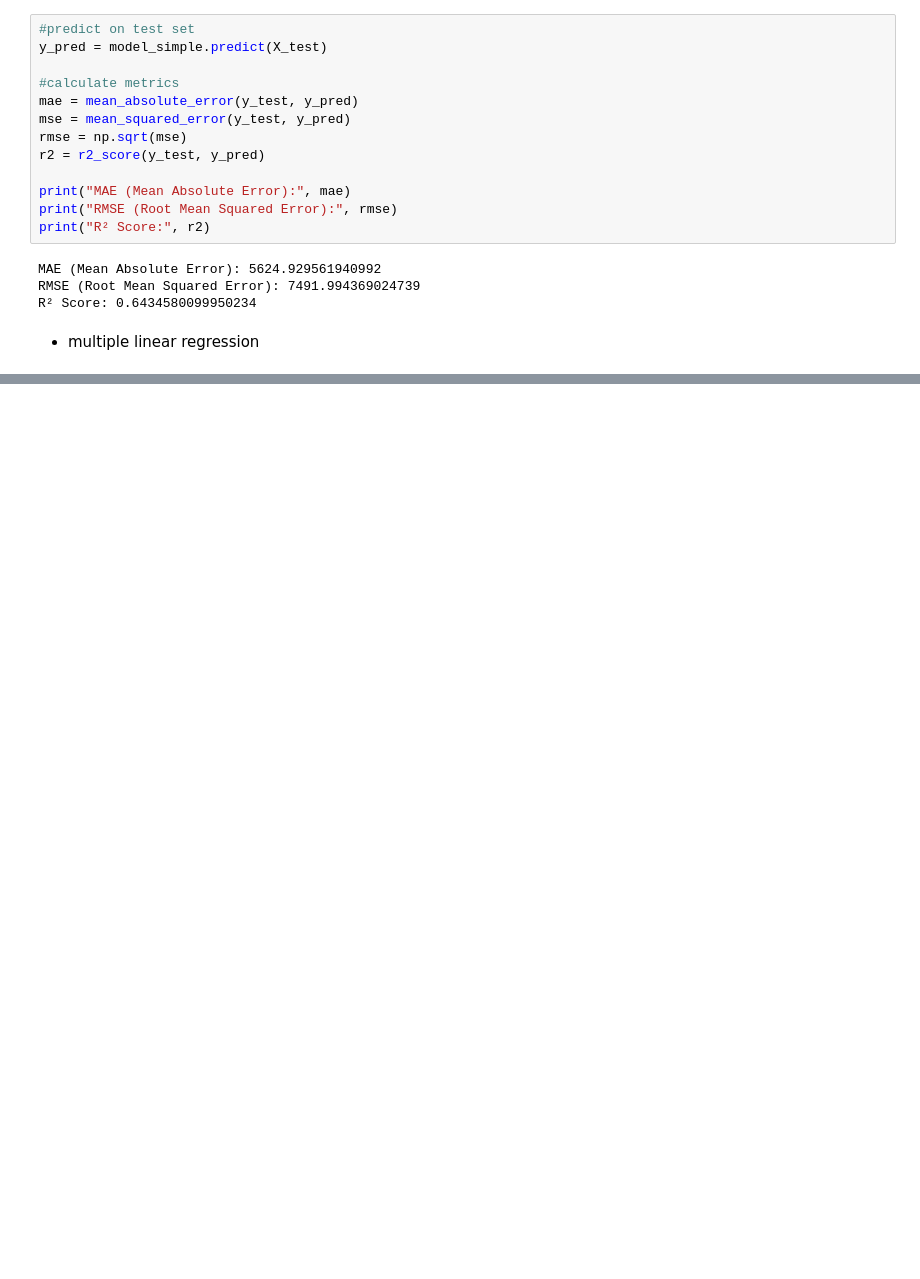
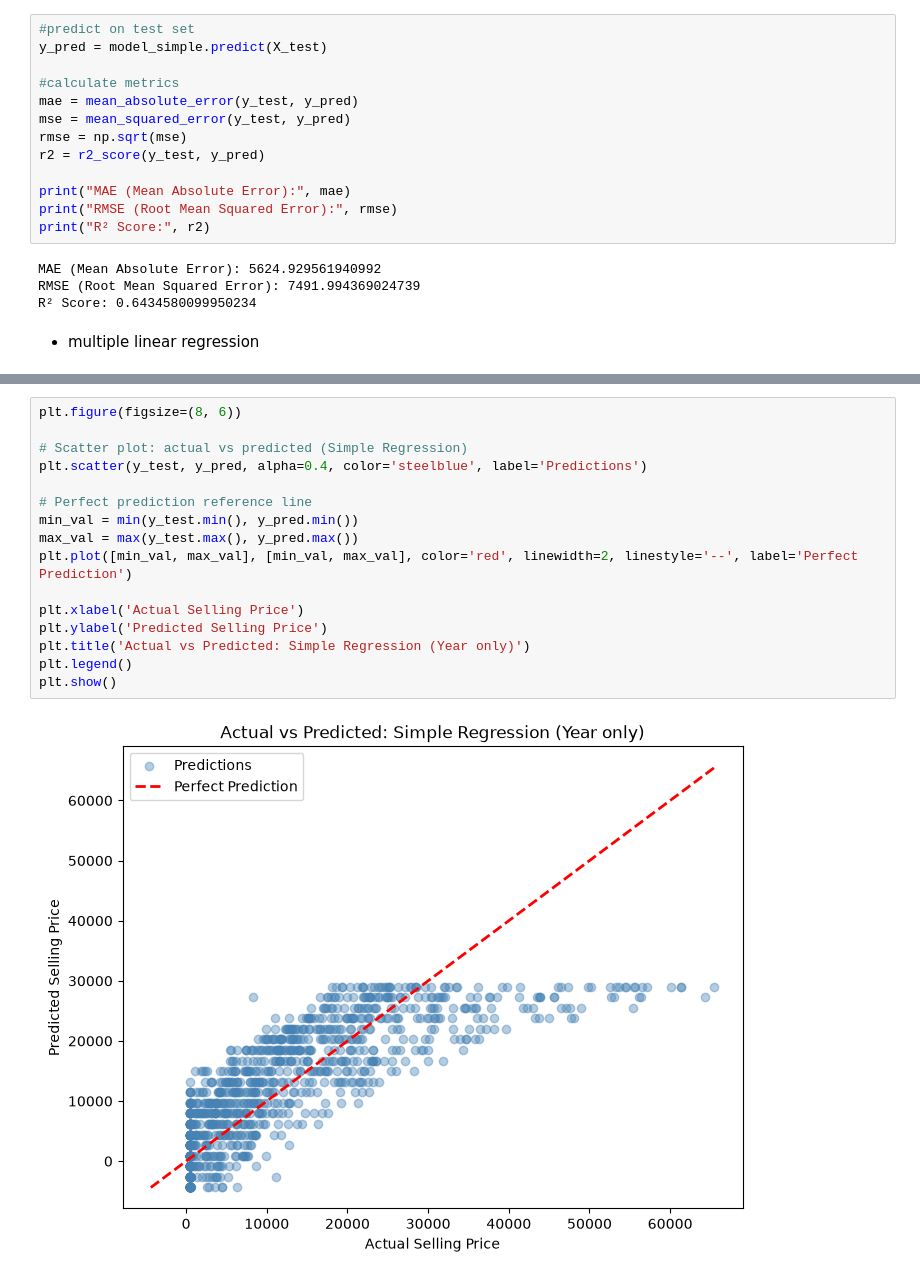
Before and after one commit to sihachaiwat/ML-CPE, a Jupyter notebook: LAB03/LAB3_code.ipynb, the cells around one changed output, grey strips where cells are left out. Saved outputs shown, nothing was run; the diff lists cells and outputs as text; blank space fills up the shorter version.

```diff
--- a/LAB03/LAB3_code.ipynb
+++ b/LAB03/LAB3_code.ipynb
@@ -104,0 +196,18 @@ R² Score: 0.6434580099950234
+# %%
+plt.figure(figsize=(8, 6))
+
+# Scatter plot: actual vs predicted (Simple Regression)
+plt.scatter(y_test, y_pred, alpha=0.4, color='steelblue', label='Predictions')
+
+# Perfect prediction reference line
+min_val = min(y_test.min(), y_pred.min())
+max_val = max(y_test.max(), y_pred.max())
+plt.plot([min_val, max_val], [min_val, max_val], color='red', linewidth=2, linestyle='--', label='Perfect Prediction')
+
+plt.xlabel('Actual Selling Price')
+plt.ylabel('Predicted Selling Price')
+plt.title('Actual vs Predicted: Simple Regression (Year only)')
+plt.legend()
+plt.show()
+# %% [output]
+[figure, added]
```
Also changed, not shown: parts of 6 cells of this notebook.
